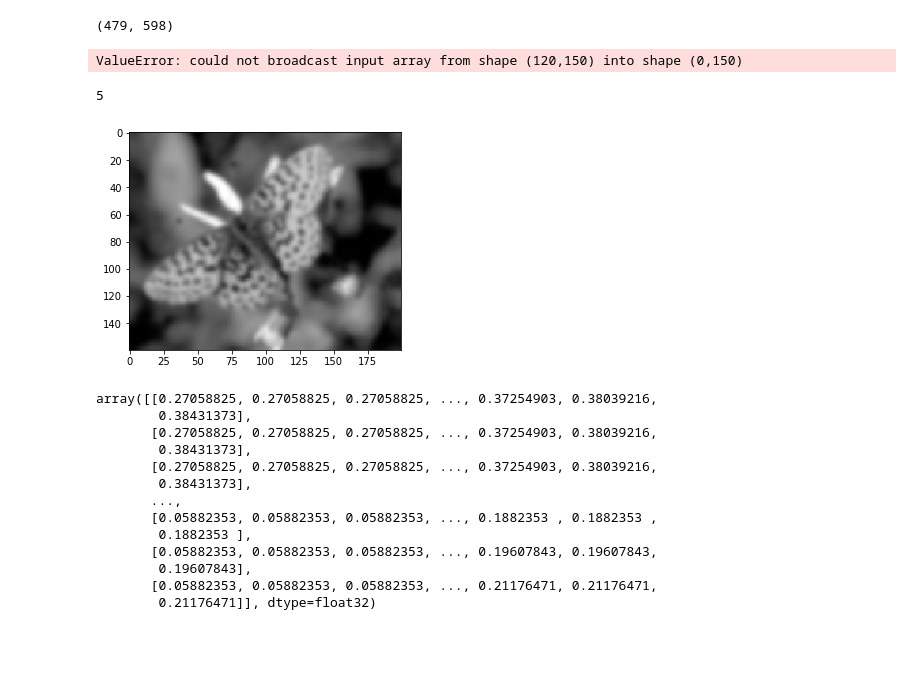
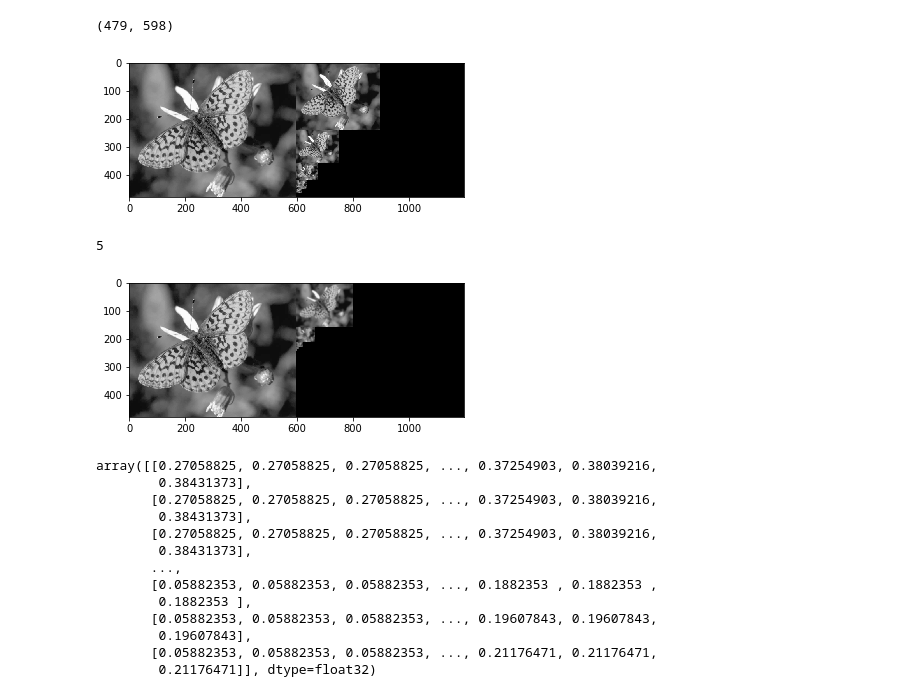
Before and after one commit to neezcha/483H3, a Jupyter notebook: 483H3.ipynb, the cells around one changed output. Drawn from its saved outputs; the diff is of its cells as text; code cells hidden in the pictures; blank space fills up the shorter version.

```diff
--- a/483H3.ipynb
+++ b/483H3.ipynb
@@ -35,7 +35,7 @@ def scaled_images (image, *args, **kwargs):
     yM, xN= img.shape
 
     # output image
-    pyramidImg = numpy.zeros( ((2 *yM), (2 * xN)) )
+    pyramidImg = numpy.zeros( (yM, (2 * xN)) )
     pyramidImg[0:yM, 0:xN] = img #origional input image
 
     smallImg = img
@@ -47,13 +47,15 @@ def scaled_images (image, *args, **kwargs):
         imgDown = imgGaus[::scale_factor, ::scale_factor]
         # display, place in pyramidImg with offset
         smallY, smallX = imgDown.shape
-        pyramidImg[prevY:smallY,prevX:(smallX+prevX)] = imgDown
-        prevY, prevX = smallY, smallX
+        smallY = smallY + prevY
+        smallX = xN + smallX
+        pyramidImg[prevY:smallY,xN:smallX] = imgDown
+        prevY = smallY
         smallImg = imgDown
 
-    plt.imshow(pyramidImg, cmap='gray')
+    pyramid = plt.imshow(pyramidImg, cmap='gray',interpolation='nearest')
 
-    return sig
+    return pyramidImg
 # %%
 img = mpimg.imread('butterfly.png')
 yM, xN= img.shape
@@ -73,4 +70,0 @@ imgGaus.shape # (479, 598)
-# %%
-scaled_images('butterfly.png')
-# %% [output]
-ValueError: could not broadcast input array from shape (120,150) into shape (0,150)
@@ -77,8 +74,14 @@ ValueError: could not broadcast input array from shape (120,150) into shape (0,1
+# %%
+scale1 = scaled_images('butterfly.png')
+plt.imsave('butterfly _pyramid_sf2.jpg', scale1, cmap='gray')
+# %% [output]
+[figure, added]
 # %%
 scaled_images('butterfly.png', scale_factor=3, n_scales=10, sigma=5)
+plt.imsave('butterfly_pyramid_sf3_sigma5.jpg', scale1, cmap='gray')
 # %% [output]
 5
-[figure, old version]
+[figure, new version]
 # %%
 # 1c
 # sobel function in scikit-image library
```
Also changed, not shown: parts of 2 cells of this notebook, 2 other files.
